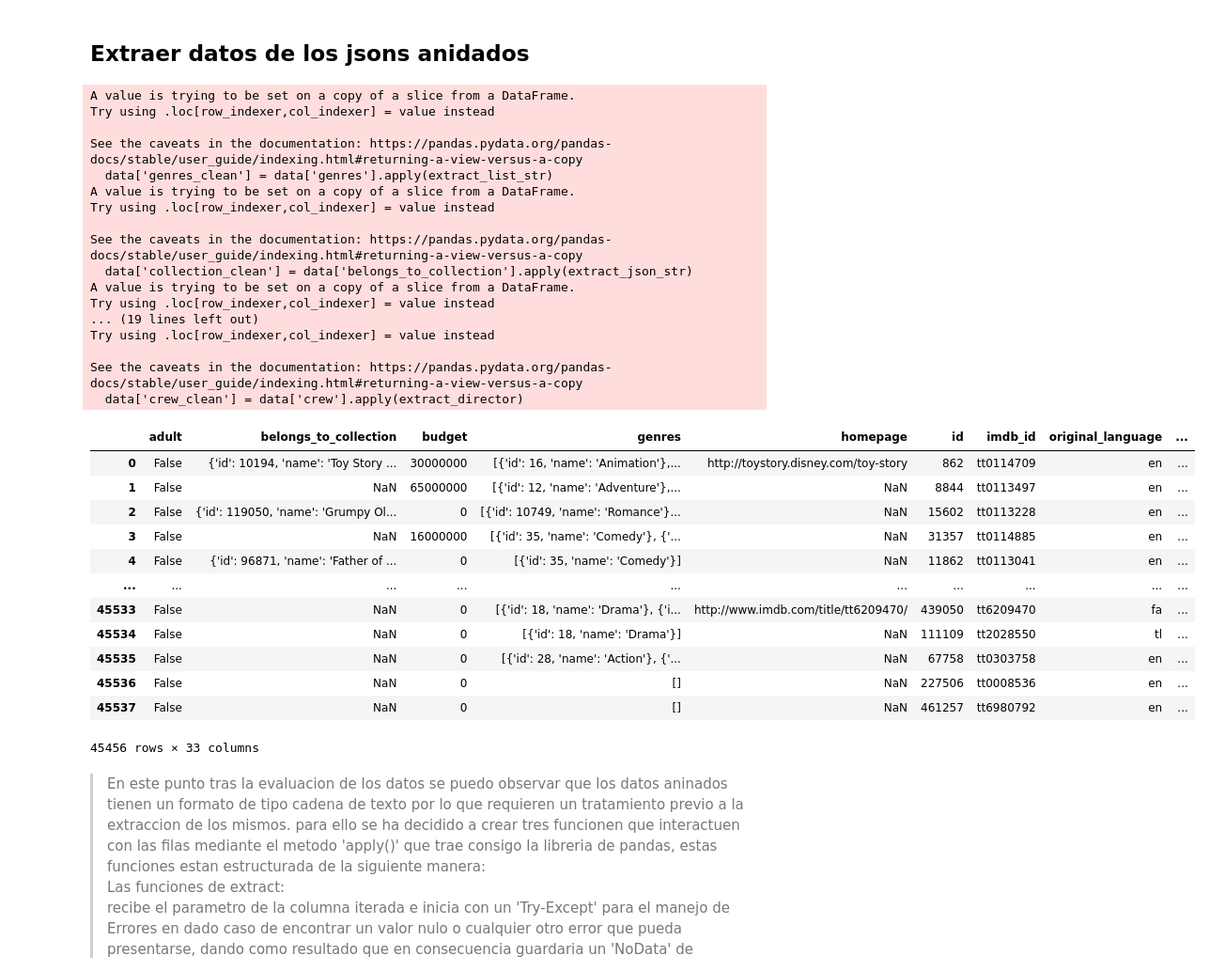
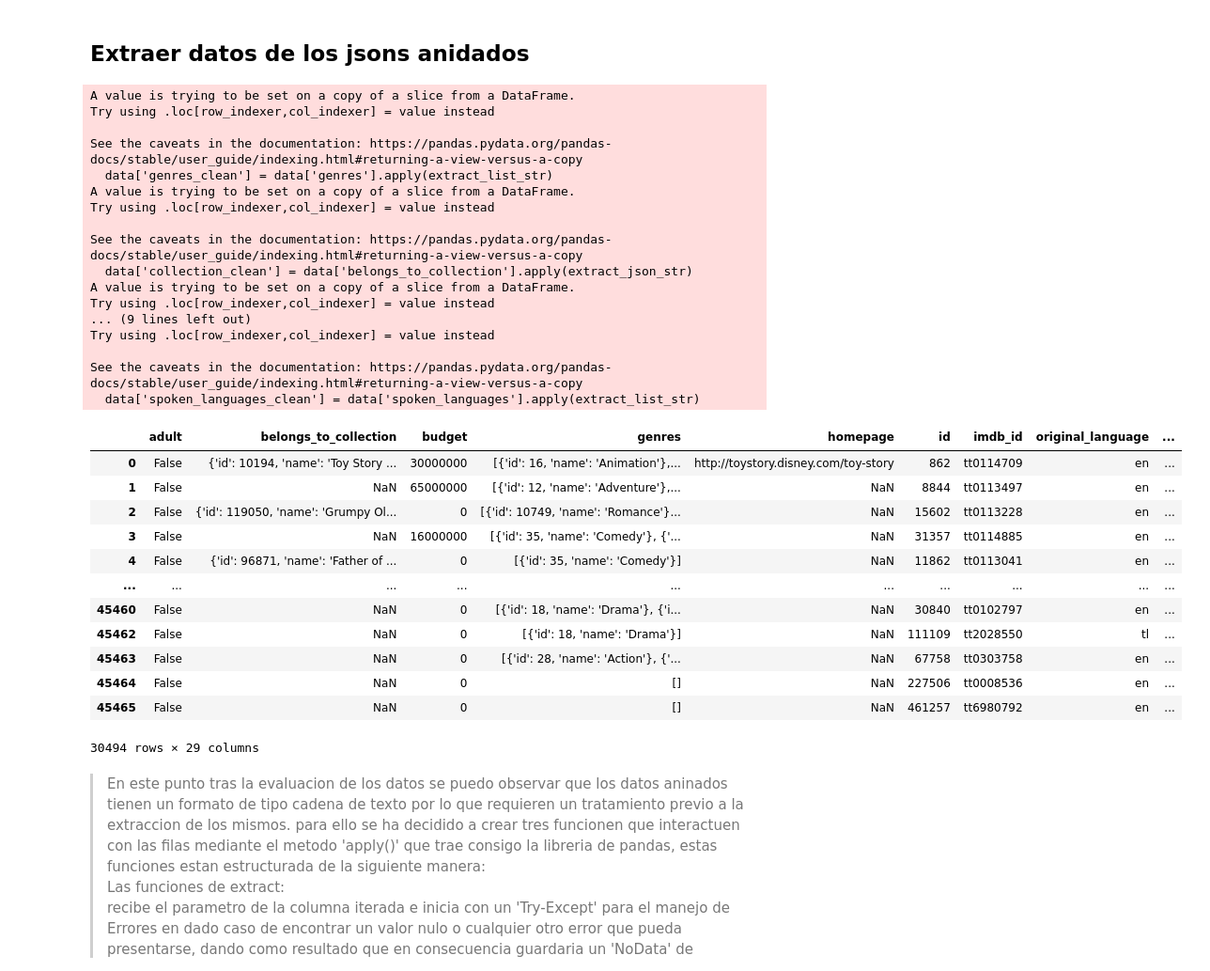
Before and after one commit to rammerbot/ETL__Machine_Learning_API_movie_recommendation, a Jupyter notebook: ETL.ipynb, the cells around one changed output. Shown: that part at 94% size. Cells and saved outputs as stored; diff of their text form; code cells hidden in the pictures.

```diff
--- a/ETL.ipynb
+++ b/ETL.ipynb
@@ -35,0 +91,2 @@ data_cd['cast'][1]
+# %%
+director = data_cd.copy()
@@ -54,8 +143,8 @@ memory usage: 1.0+ MB
 # %%
 # Cargar los datos de las Peliculas.
 path = '../data/movies_dataset.csv'
-data_movies = pd.read_csv(path, low_memory=False)
-data_movies
+data = pd.read_csv(path, low_memory=False)
+data
 # %% [output]
 |  | adult | belongs_to_collection | budget | genres | homepage | id | imdb_id | original_language | ... |
 | 0 | False | {'id': 10194, 'name': 'Toy Story ... | 30000000 | [{'id': 16, 'name': 'Animation'},... | http://toystory.disney.com/toy-story | 862 | tt0114709 | en | ... |
@@ -103,6 +192,6 @@ data_cd['id'] = data_cd['id'].astype(str)
 ## Combinar Dataframes
 # %%
 # combinar datasets
-data = pd.merge(data_movies, data_cd, on='id', how='inner')
+# data = pd.merge(data_movies, data_cd, on='id', how='inner')
 # %%
 # Verificar data combinada
@@ -146,0 +224,8 @@ dtype: int64
+# %%
+# Crear una función para verificar si el título contiene solo caracteres alfabéticos
+def filtrar_titulo(titulo):
+    # Verificar si el título contiene solo letras y espacios
+    return re.match("^[a-zA-Z\s]*$", titulo) is not None
+
+# Filtrar las filas donde el título de la película es válido
+data = data[data['original_title'].apply(filtrar_titulo)]
@@ -238,6 +342,7 @@ def extract_json_str(collection):
         # Retornar NoData si es un valor nulo o existe otro tipo de error.
         return 'NoData'
 
+
 # Definir una función para extraer los datos anidados de genres.
 def extract_director(director):
     '''la funcion realiza un casteo de str dependiendo
@@ -267,43 +372,41 @@ def extract_director(director):
 data['genres_clean'] = data['genres'].apply(extract_list_str)
 data['collection_clean'] = data['belongs_to_collection'].apply(extract_json_str)
 data['production_companies_clean'] = data['production_companies'].apply(extract_list_str)
 data['production_countries_clean'] = data['production_countries'].apply(extract_list_str)
 data['spoken_languages_clean'] = data['spoken_languages'].apply(extract_list_str)
-data['cast_clean'] = data['cast'].apply(extract_list_str)
-data['crew_clean'] = data['crew'].apply(extract_director)
 # Mostrar las primeras filas del dataframe con las nuevas columnas
 data
 # %% [output]
 A value is trying to be set on a copy of a slice from a DataFrame.
 Try using .loc[row_indexer,col_indexer] = value instead
 
 See the caveats in the documentation: https://pandas.pydata.org/pandas-docs/stable/user_guide/indexing.html#returning-a-view-versus-a-copy
   data['genres_clean'] = data['genres'].apply(extract_list_str)
 A value is trying to be set on a copy of a slice from a DataFrame.
 Try using .loc[row_indexer,col_indexer] = value instead
 
 See the caveats in the documentation: https://pandas.pydata.org/pandas-docs/stable/user_guide/indexing.html#returning-a-view-versus-a-copy
   data['collection_clean'] = data['belongs_to_collection'].apply(extract_json_str)
 A value is trying to be set on a copy of a slice from a DataFrame.
 Try using .loc[row_indexer,col_indexer] = value instead
-... (19 lines left out)
+... (9 lines left out)
 Try using .loc[row_indexer,col_indexer] = value instead
 
 See the caveats in the documentation: https://pandas.pydata.org/pandas-docs/stable/user_guide/indexing.html#returning-a-view-versus-a-copy
-  data['crew_clean'] = data['crew'].apply(extract_director)
+  data['spoken_languages_clean'] = data['spoken_languages'].apply(extract_list_str)
 |  | adult | belongs_to_collection | budget | genres | homepage | id | imdb_id | original_language | ... |
 | 0 | False | {'id': 10194, 'name': 'Toy Story ... | 30000000 | [{'id': 16, 'name': 'Animation'},... | http://toystory.disney.com/toy-story | 862 | tt0114709 | en | ... |
 | 1 | False | NaN | 65000000 | [{'id': 12, 'name': 'Adventure'},... | NaN | 8844 | tt0113497 | en | ... |
 | 2 | False | {'id': 119050, 'name': 'Grumpy Ol... | 0 | [{'id': 10749, 'name': 'Romance'}... | NaN | 15602 | tt0113228 | en | ... |
 | 3 | False | NaN | 16000000 | [{'id': 35, 'name': 'Comedy'}, {'... | NaN | 31357 | tt0114885 | en | ... |
 | 4 | False | {'id': 96871, 'name': 'Father of ... | 0 | [{'id': 35, 'name': 'Comedy'}] | NaN | 11862 | tt0113041 | en | ... |
 | ... | ... | ... | ... | ... | ... | ... | ... | ... | ... |
-| 45533 | False | NaN | 0 | [{'id': 18, 'name': 'Drama'}, {'i... | http://www.imdb.com/title/tt6209470/ | 439050 | tt6209470 | fa | ... |
-| 45534 | False | NaN | 0 | [{'id': 18, 'name': 'Drama'}] | NaN | 111109 | tt2028550 | tl | ... |
-| 45535 | False | NaN | 0 | [{'id': 28, 'name': 'Action'}, {'... | NaN | 67758 | tt0303758 | en | ... |
-| 45536 | False | NaN | 0 | [] | NaN | 227506 | tt0008536 | en | ... |
-| 45537 | False | NaN | 0 | [] | NaN | 461257 | tt6980792 | en | ... |
+| 45460 | False | NaN | 0 | [{'id': 18, 'name': 'Drama'}, {'i... | NaN | 30840 | tt0102797 | en | ... |
+| 45462 | False | NaN | 0 | [{'id': 18, 'name': 'Drama'}] | NaN | 111109 | tt2028550 | tl | ... |
+| 45463 | False | NaN | 0 | [{'id': 28, 'name': 'Action'}, {'... | NaN | 67758 | tt0303758 | en | ... |
+| 45464 | False | NaN | 0 | [] | NaN | 227506 | tt0008536 | en | ... |
+| 45465 | False | NaN | 0 | [] | NaN | 461257 | tt6980792 | en | ... |
-45456 rows × 33 columns
+30494 rows × 29 columns
 # %% [markdown]
 > En este punto tras la evaluacion de los datos se puedo observar que los datos aninados tienen un formato de tipo cadena de texto por lo que requieren un tratamiento previo a la extraccion de los mismos. para ello se ha decidido a crear tres funcionen que interactuen con las filas mediante el metodo 'apply()' que trae consigo la libreria de pandas, estas funciones estan estructurada de la siguiente manera: <br> Las funciones de extract: <br>
 recibe el parametro de la columna iterada e inicia con un 'Try-Except' para el manejo de Errores en dado caso de encontrar un valor nulo o cualquier otro error que pueda presentarse, dando como resultado que en consecuencia guardaria un 'NoData' de presentarse uno, caso contrario se correria un bloque de codigo donde se validaria mediante un 'if' que el str recibido no represente una lista vacia, caso contrario con el metodo 'literal_eval()' de la libreria 'ast'  que analiza la sintaxis de un string se hace un casteo automatico segun el texto, para luego poder demanera mas sencilla manipular el dato como una lista o un diccionario iterandolo o extrayendo directamente los datos.
```
Also changed, not shown: parts of 53 cells of this notebook, 6 other files.
